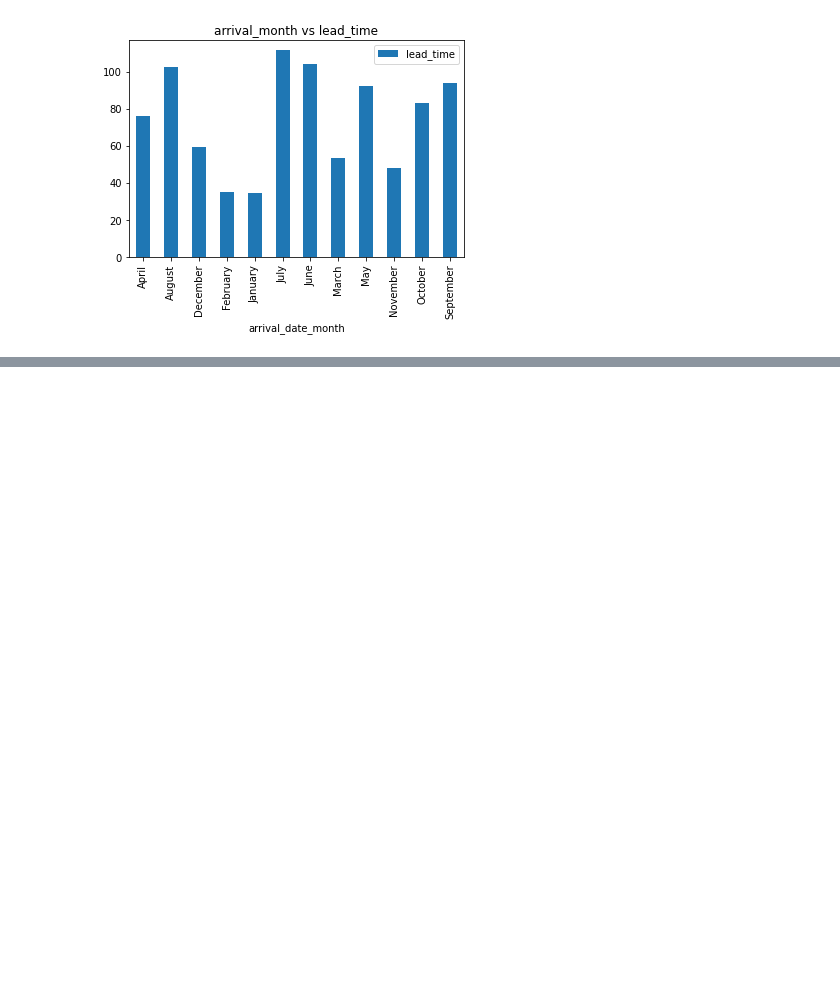
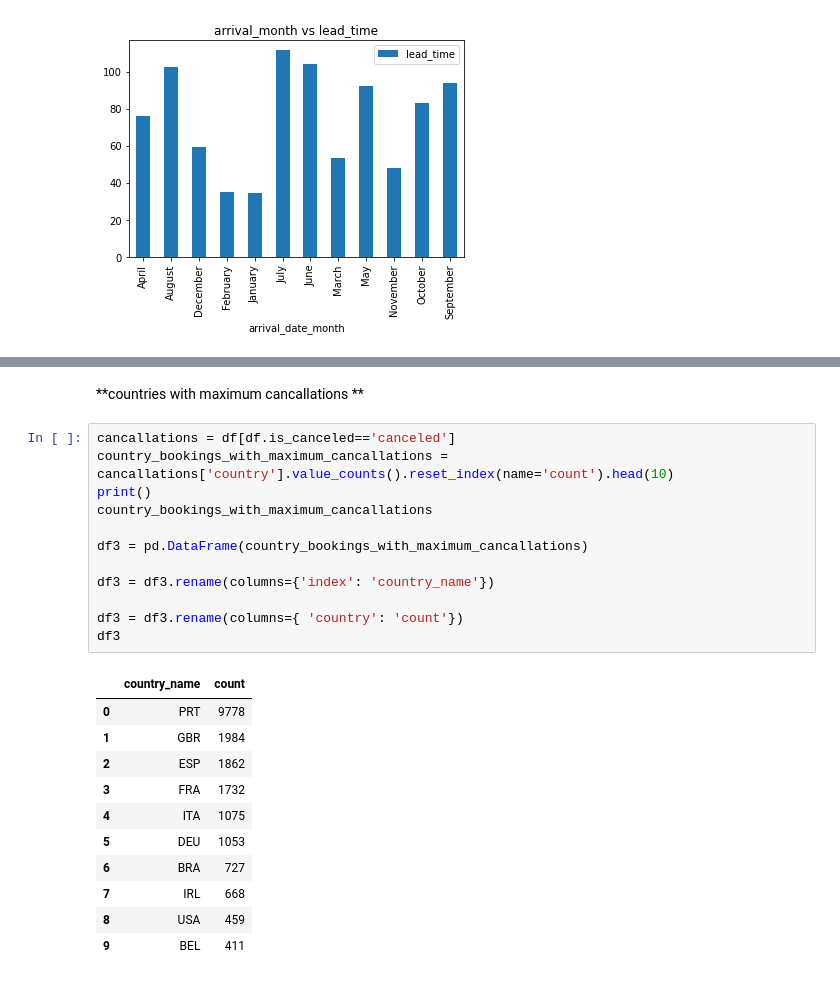
Before and after one commit to saurabhdaund76/Hotel-Booking-Analysis, a Jupyter notebook: Hotel_Booking_Analysis.ipynb, the cells around one changed output, grey strips where cells are left out. Drawn from its saved outputs; the diff is of its cells as text; blank space fills up the shorter version.

```diff
--- a/Hotel_Booking_Analysis.ipynb
+++ b/Hotel_Booking_Analysis.ipynb
@@ -513,0 +553,26 @@ plt.show()
+# %% [markdown]
+**countries with maximum cancallations **
+# %%
+cancallations = df[df.is_canceled=='canceled']
+country_bookings_with_maximum_cancallations = cancallations['country'].value_counts().reset_index(name='count').head(10)
+print()
+country_bookings_with_maximum_cancallations
+
+df3 = pd.DataFrame(country_bookings_with_maximum_cancallations)
+
+df3 = df3.rename(columns={'index': 'country_name'})
+
+df3 = df3.rename(columns={ 'country': 'count'})
+df3
+# %% [output]
+|  | country_name | count |
+| 0 | PRT | 9778 |
+| 1 | GBR | 1984 |
+| 2 | ESP | 1862 |
+| 3 | FRA | 1732 |
+| 4 | ITA | 1075 |
+| 5 | DEU | 1053 |
+| 6 | BRA | 727 |
+| 7 | IRL | 668 |
+| 8 | USA | 459 |
+| 9 | BEL | 411 |
```
Also changed, not shown: parts of 5 cells of this notebook.
